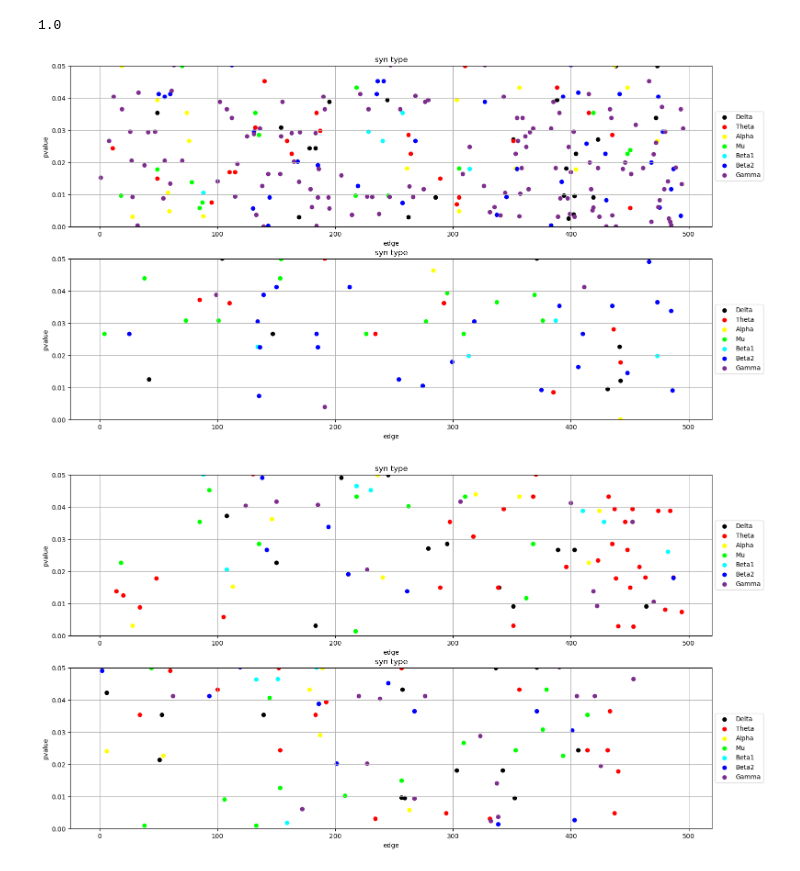
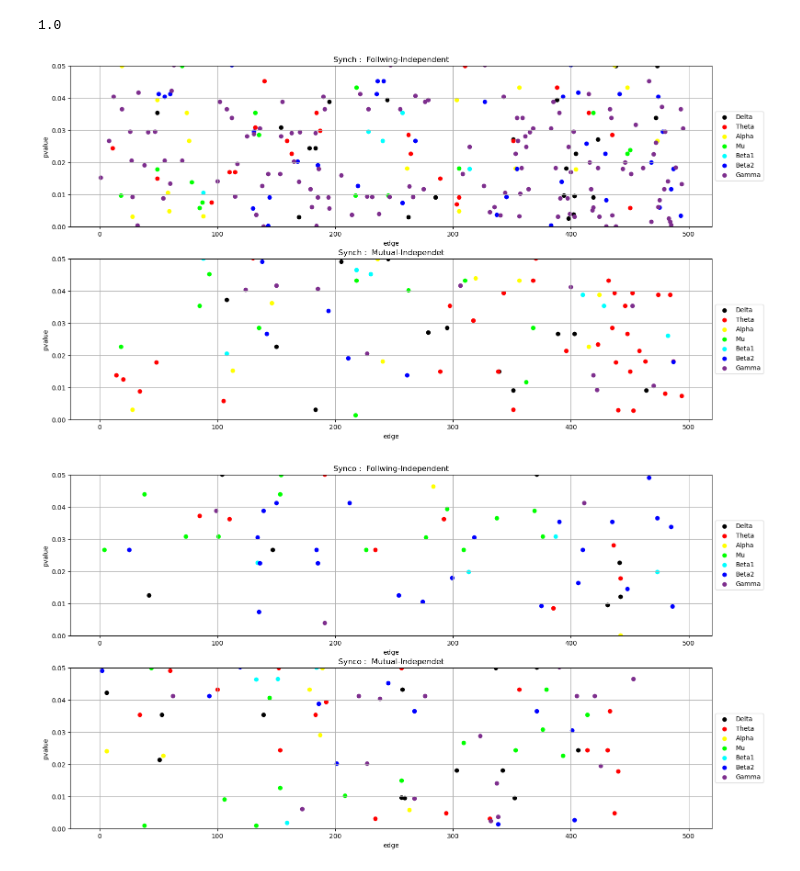
Before and after one commit to zhibinz2/1overf, a Jupyter notebook: Corr_amplitude/step5_test.ipynb, the cells around one changed output. Saved outputs shown, nothing was run; the diff lists cells and outputs as text; code cells hidden in the pictures.

```diff
--- a/Corr_amplitude/step5_test.ipynb
+++ b/Corr_amplitude/step5_test.ipynb
@@ -286,22 +286,27 @@ for syn in range(2):
 
 P496_2compares=[P496_fol_indi,P496_mut_indi]
 # %%
-for c in range(2):
+syn2names=['Synch','Synco']
+compa2names=['Follwing-Independent','Mutual-Independet']
+color_3st=['green','blue','black']
+
+
+for syn in range(2):
     fig, ax = plt.subplots(2,1,figsize=(6*3, 10))
-    color_3st=['green','blue','black']
-    for syn in range(2):
-        plt.sca(ax[syn])
+
+    for c in range(2):
+        plt.sca(ax[c])
         for freq in range(7):
             plt.scatter (np.arange(496),P496_2compares[c][syn,freq,:],
                       color=freq7colors[freq])
 
         plt.xlabel("edge")
         plt.ylabel("pvalue")
         plt.ylim(0,0.05)
-        plt.title('syn type')
+        plt.title(syn2names[syn]+' :  '+compa2names[c])
         plt.grid()
         plt.legend(band_labels,ncol=1,
             loc='center left', bbox_to_anchor=(1, 0.5))
 # %% [output]
-[figure, old version]
+[figure, new version]
-[figure, old version]
+[figure, new version]
```
Also changed, not shown: parts of 6 cells of this notebook.
